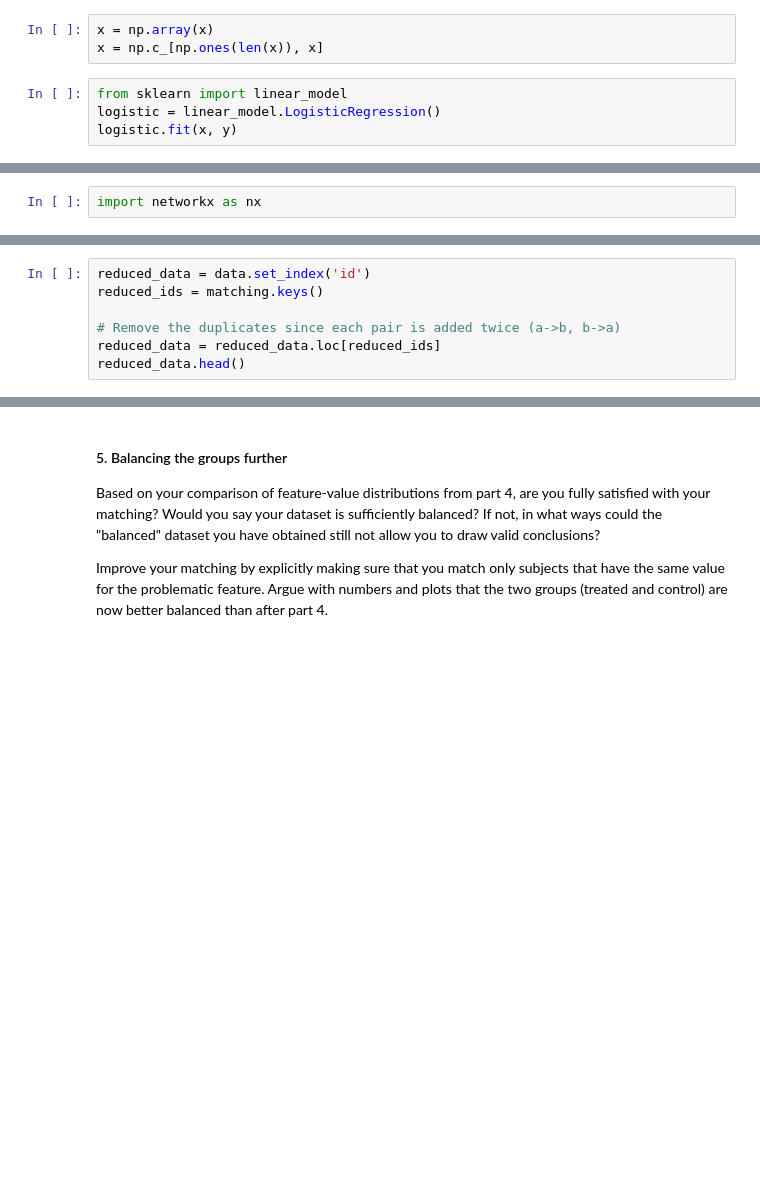
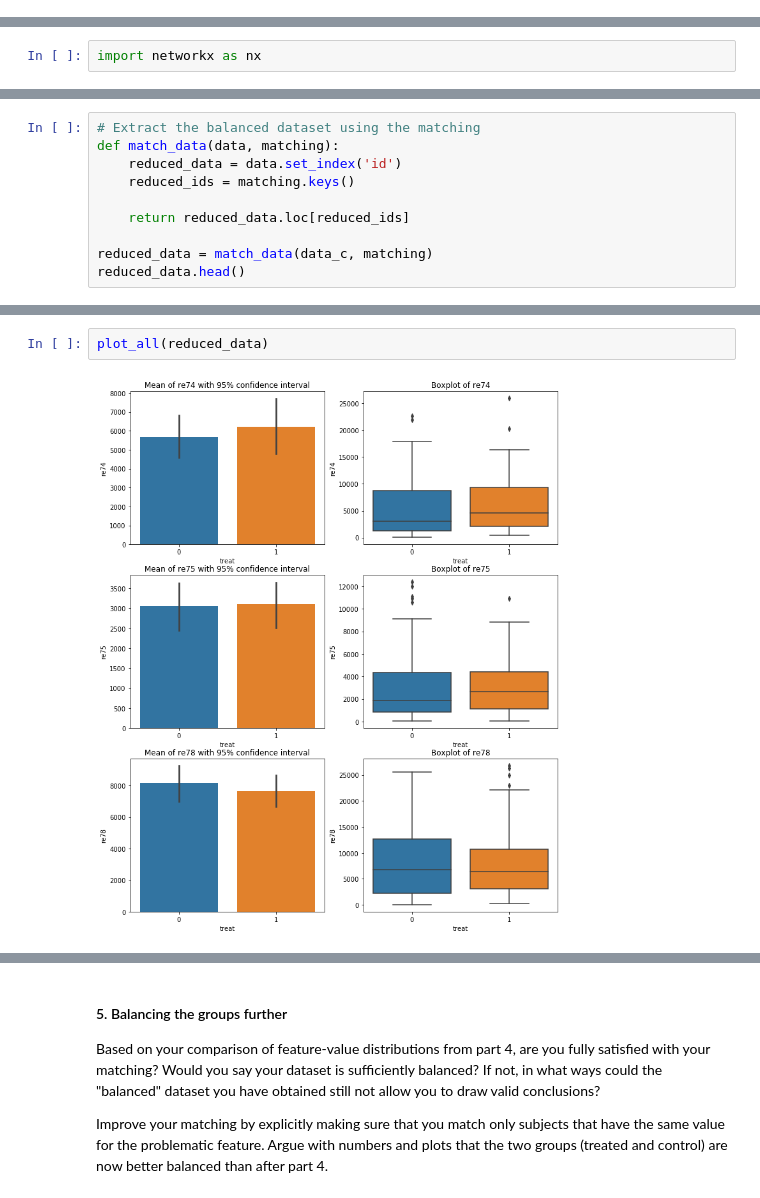
Before and after one commit to mj2905/ProjectMYP, a Jupyter notebook: HW4/Homework 4 Yves.ipynb, the cells around one changed output, grey strips where cells are left out. Saved outputs shown, nothing was run; the diff lists cells and outputs as text; blank space fills up the shorter version.

```diff
--- a/HW4/Homework 4 Yves.ipynb
+++ b/HW4/Homework 4 Yves.ipynb
@@ -329,7 +303,0 @@ y = data['treat']
-# %%
-x = np.array(x)
-x = np.c_[np.ones(len(x)), x]
-# %%
-from sklearn import linear_model
-logistic = linear_model.LogisticRegression()
-logistic.fit(x, y)
@@ -397,7 +400,0 @@ len(list(matching))
-# %%
-reduced_data = data.set_index('id')
-reduced_ids = matching.keys()
-
-# Remove the duplicates since each pair is added twice (a->b, b->a)
-reduced_data = reduced_data.loc[reduced_ids]
-reduced_data.head()
@@ -416,0 +401,10 @@ plot_data(reduced_data, 're75', False)
+# %%
+# Extract the balanced dataset using the matching
+def match_data(data, matching):
+    reduced_data = data.set_index('id')
+    reduced_ids = matching.keys()
+
+    return reduced_data.loc[reduced_ids]
+
+reduced_data = match_data(data_c, matching)
+reduced_data.head()
@@ -416,0 +419,4 @@ plot_data(reduced_data, 're75', False)
+# %%
+plot_all(reduced_data)
+# %% [output]
+[figure, added]
```
Also changed, not shown: parts of 32 cells of this notebook.
